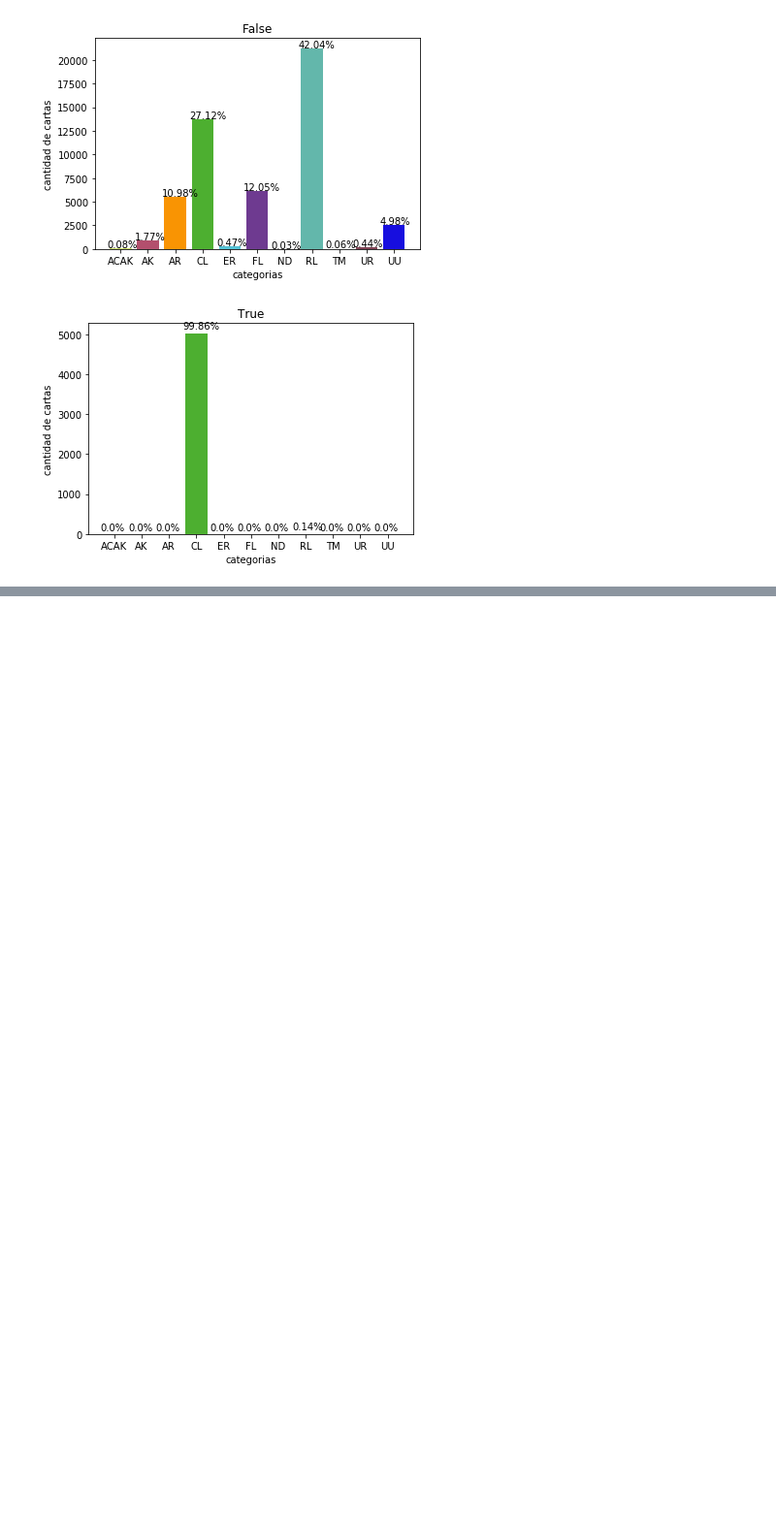
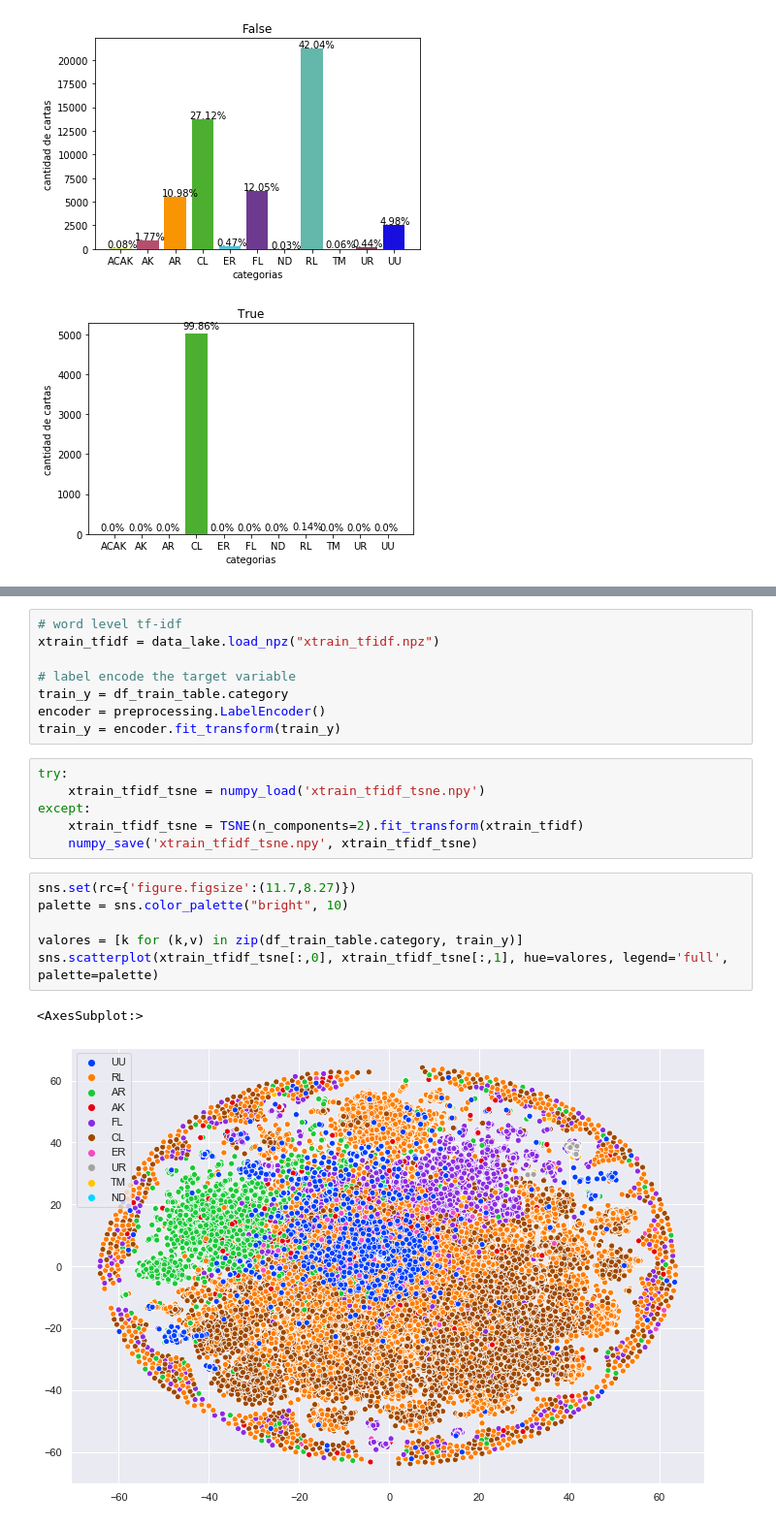
Before and after one commit to nbuzzano/nlp-text-classification, a Jupyter notebook: experiments/data-exploration.ipynb, the cells around one changed output, grey strips where cells are left out. Shown at 97% size. Saved outputs shown, nothing was run; the diff lists cells and outputs as text; blank space fills up the shorter version.

```diff
--- a/experiments/data-exploration.ipynb
+++ b/experiments/data-exploration.ipynb
@@ -479,0 +489,23 @@ graph(filter_key='cl_sentence_presence', group_key='category', sort_key_value='c
+# %%
+# word level tf-idf
+xtrain_tfidf = data_lake.load_npz("xtrain_tfidf.npz")
+
+# label encode the target variable
+train_y = df_train_table.category
+encoder = preprocessing.LabelEncoder()
+train_y = encoder.fit_transform(train_y)
+# %%
+try:
+    xtrain_tfidf_tsne = numpy_load('xtrain_tfidf_tsne.npy')
+except:
+    xtrain_tfidf_tsne = TSNE(n_components=2).fit_transform(xtrain_tfidf)
+    numpy_save('xtrain_tfidf_tsne.npy', xtrain_tfidf_tsne)
+# %%
+sns.set(rc={'figure.figsize':(11.7,8.27)})
+palette = sns.color_palette("bright", 10)
+
+valores = [k for (k,v) in zip(df_train_table.category, train_y)]
+sns.scatterplot(xtrain_tfidf_tsne[:,0], xtrain_tfidf_tsne[:,1], hue=valores, legend='full', palette=palette)
+# %% [output]
+<AxesSubplot:>
+[figure, added]
```
Also changed, not shown: parts of 4 cells of this notebook, 9 other files.
